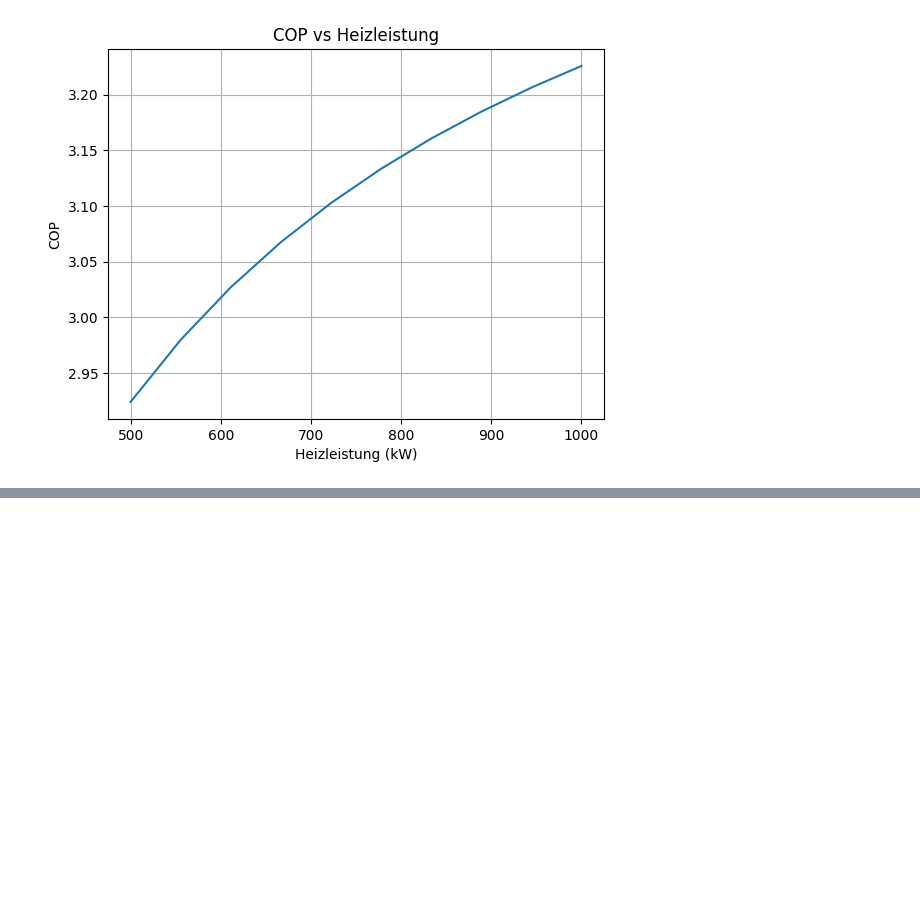
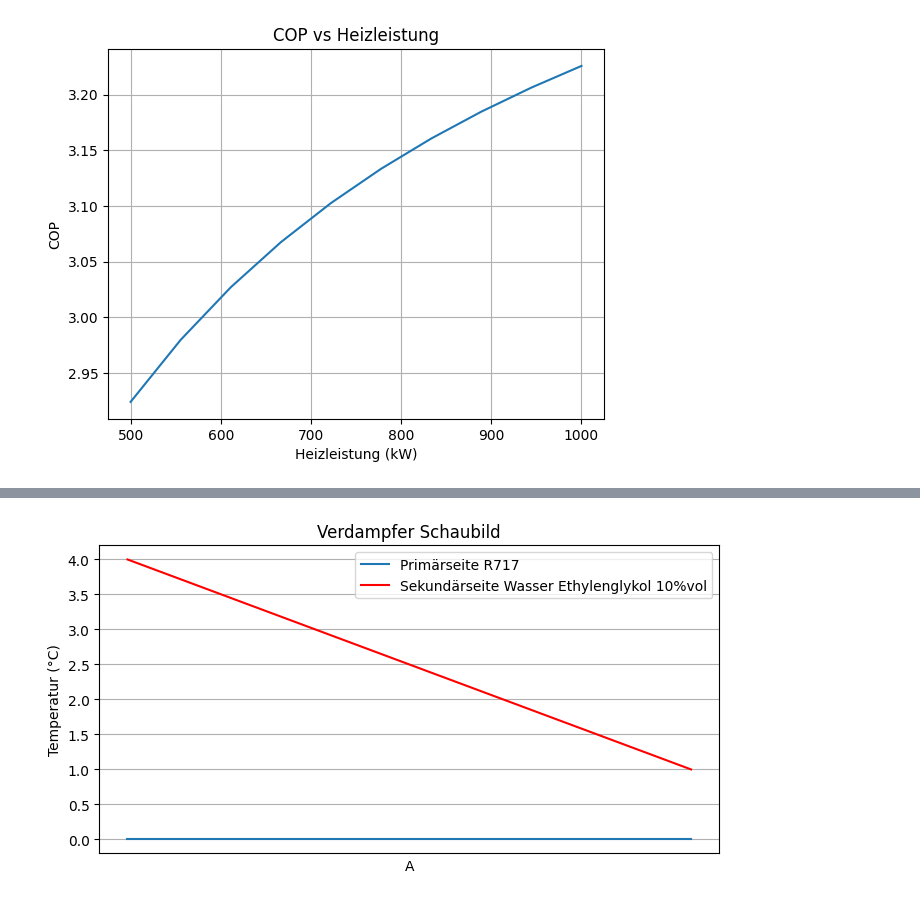
Before and after one commit to Zeusdragon/WP_Beleg, a Jupyter notebook: Beleg.ipynb, the cells around one changed output, grey strips where cells are left out. Cells and saved outputs as stored; diff of their text form; code cells hidden in the pictures; blank space fills up the shorter version.

```diff
--- a/Beleg.ipynb
+++ b/Beleg.ipynb
@@ -40,14 +40,14 @@ def calc_ZP(T1_sh, T_2, T_3sc, p_0 = 3.7e5, p_c = 29.5e5, fluid = 'R717'):
     T = np.zeros(5)
     h = np.zeros(5)
     s = np.zeros(5)
-    v = np.zeros(5)
+    rho = np.zeros(5)
 
     # Punkt 1: Austritt Verdampfer (überhitzt)
     p[0] = CP.PropsSI('P', 'T', T1_sh, 'Q', 1, fluid)  # Saugdruck
     T[0] = T1_sh  # Temperatur
     h[0] = CP.PropsSI('H', 'T', T1_sh, 'P', p_0, fluid)  # Enthalpie in J/kg
     s[0] = CP.PropsSI('S', 'T', T1_sh, 'P', p_0, fluid)  # Entropie in J/kg/K
-    v[0] = CP.PropsSI('D', 'T', T1_sh, 'P', p_0, fluid)  # spezifisches Volumen in m³/kg
+    rho[0] = CP.PropsSI('D', 'T', T1_sh, 'P', p_0, fluid)  # spezifisches Volumen in m³/kg
 
     # Punkt 2: Austritt Verdichter
     p[1] = p_c  # Hochdruck
@@ -57,7 +57,7 @@ def calc_ZP(T1_sh, T_2, T_3sc, p_0 = 3.7e5, p_c = 29.5e5, fluid = 'R717'):
     T[1] = T_2  # Temperatur
     s[1] = CP.PropsSI('S', 'T', T[1], 'P', p[1], fluid)  # isentrope Verdichtung
     h[1] = CP.PropsSI('H', 'P', p[1], 'S', s[1], fluid)  # isentrope Enthalpie
-    v[1] = CP.PropsSI('D', 'T', T[1], 'P', p[1], fluid)  # spezifisches Volumen in m³/kg
+    rho[1] = CP.PropsSI('D', 'T', T[1], 'P', p[1], fluid)  # spezifisches Volumen in m³/kg
 
 
     # Punkt 3: Austritt Kondensator
@@ -65,27 +65,27 @@ def calc_ZP(T1_sh, T_2, T_3sc, p_0 = 3.7e5, p_c = 29.5e5, fluid = 'R717'):
     T[2] = T_3sc  # Temperatur
     h[2] = CP.PropsSI('H', 'T', T[2], 'P', p[2], fluid)  # Enthalpie
     s[2] = CP.PropsSI('S', 'T', T[2], 'P', p[2], fluid)  # Entropie
-    v[2] = CP.PropsSI('D', 'T', T[2], 'P', p[2], fluid)  # spezifisches Volumen in m³/kg
+    rho[2] = CP.PropsSI('D', 'T', T[2], 'P', p[2], fluid)  # spezifisches Volumen in m³/kg
 
     # Punkt 4: Austritt Drossel
     p[3] = p[0]  # Saugdruck
     h[3] = h[2]  # isenthalpische Drosselung
     T[3] = CP.PropsSI('T', 'P', p[3], 'H', h[3], fluid)  # Temperatur
     s[3] = CP.PropsSI('S', 'P', p[3], 'H', h[3], fluid)  # Entropie
-    v[3] = CP.PropsSI('D', 'P', p[3], 'H', h[3], fluid)  # spezifisches Volumen in m³/kg
+    rho[3] = CP.PropsSI('D', 'P', p[3], 'H', h[3], fluid)  # spezifisches Volumen in m³/kg
 
     # Punkt 5: Austritt Seperator
     p[4] = p[0]  # Saugdruck
     T[4] = CP.PropsSI('T', 'P', p[4], 'Q', 0, fluid)  # Temperatur
     h[4] = CP.PropsSI('H', 'P', p[4], 'Q', 0, fluid)  # Enthalpie
     s[4] = CP.PropsSI('S', 'P', p[4], 'Q', 0, fluid)  # Entropie
-    v[4] = CP.PropsSI('D', 'P', p[4], 'Q', 0, fluid)  # spezifisches Volumen in m³/kg
+    rho[4] = CP.PropsSI('D', 'P', p[4], 'Q', 0, fluid)  # spezifisches Volumen in m³/kg
 
-    return p, T, h, s, v, T_2s, h2s
+    return p, T, h, s, rho, T_2s, h2s
 # %% [markdown]
 # **Tabelle von Zustandspunkten des Kreislaufs**
 # %%
-p, T, h, s, v, T_2s, h2s = calc_ZP(T1_sh, T_2, T_3sc)
+p, T, h, s, rho, T_2s, h2s = calc_ZP(T1_sh, T_2, T_3sc)
 
 print('T_2s:', T_2s-273.15)
 
@@ -99,7 +99,7 @@ df = pd.DataFrame(
         'h in kJ/kg': h * 1e-3,
         's in J/(kg*K)': s,
         's in kJ/(kg*K)': s * 1e-3,
-        'v in m^3/kg:' : v
+        'rho in kg/m³:' : rho
     },
     index = np.arange(5)
 
@@ -185,0 +272,18 @@ plt.show()
+# %%
+plt.figure(figsize=(8, 4))
+
+# Temperaturverlauf von T[4] zu T[1]
+plt.plot([0, 1], [T[4] - 273.15, T[0] - 273.15], label='Primärseite R717')
+
+# Linearer Abfall von 4°C zu 1°C
+plt.plot([0, 1], [4, 1], label='Sekundärseite Wasser Ethylenglykol 10%vol', color='r')
+
+plt.xlabel('A')
+plt.ylabel('Temperatur (°C)')
+plt.title('Verdampfer Schaubild')
+plt.legend()
+plt.xticks([])
+plt.grid(True)
+plt.show()
+# %% [output]
+[figure, added]
```
Also changed, not shown: parts of 5 cells of this notebook.
